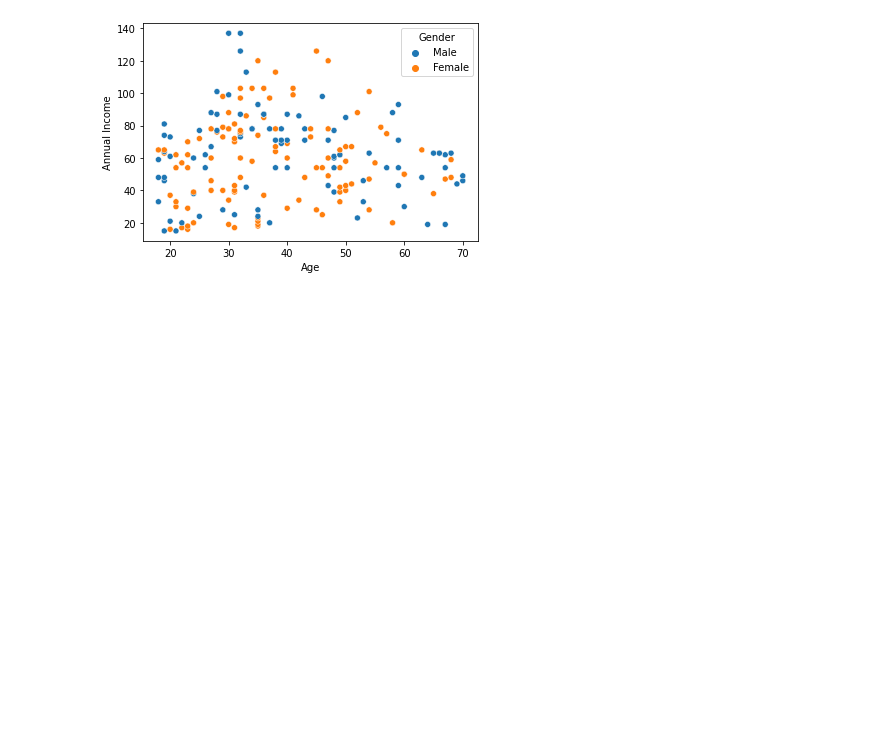
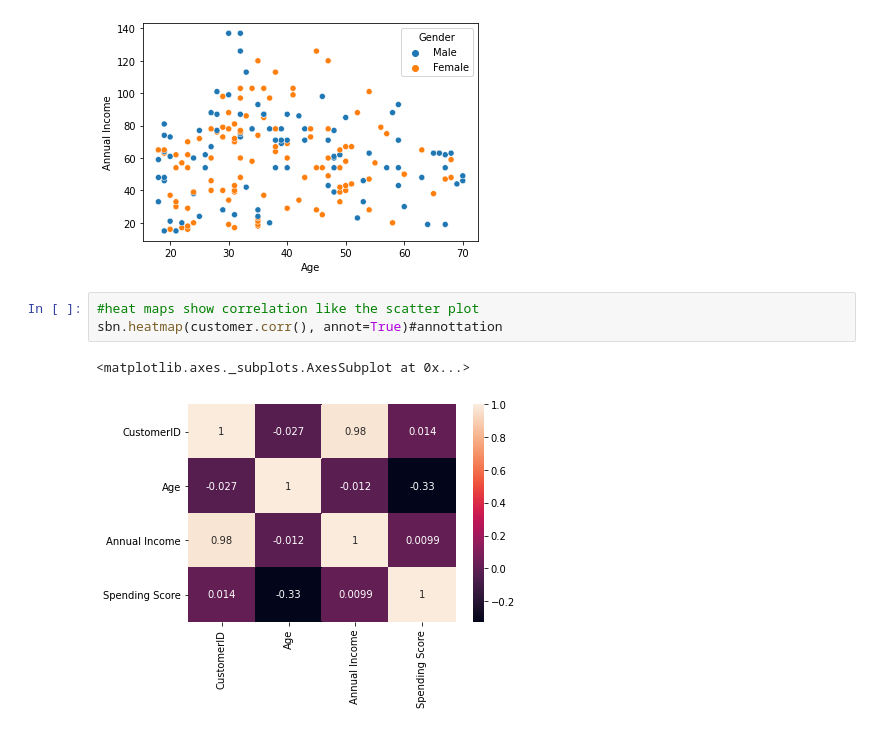
Before and after one commit to cornel-kim/samples, a Jupyter notebook: test.ipynb, the cells around one changed output. Cells and saved outputs as stored; diff of their text form; blank space fills up the shorter version.

```diff
--- a/test.ipynb
+++ b/test.ipynb
@@ -125,3 +125,9 @@ sbn.scatterplot('Age', 'Annual Income', hue='Gender', data=customer)#using a sca
 # %% [output]
 <matplotlib.axes._subplots.AxesSubplot at 0x...>
 [figure]
+# %%
+#heat maps show correlation like the scatter plot
+sbn.heatmap(customer.corr(), annot=True)#annottation
+# %% [output]
+<matplotlib.axes._subplots.AxesSubplot at 0x...>
+[figure, added]
```
Also changed, not shown: parts of 1 cell of this notebook.
